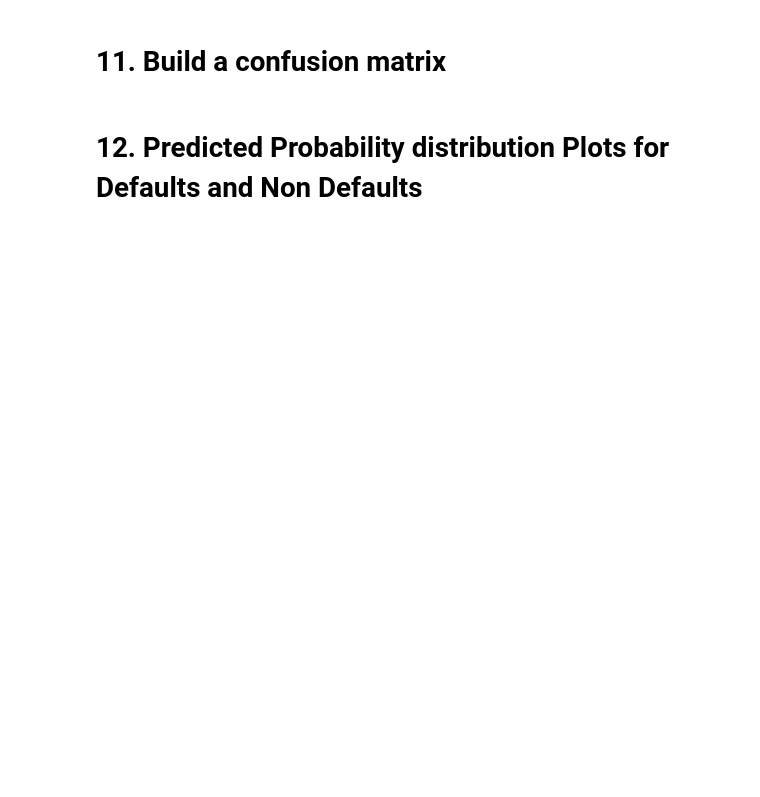
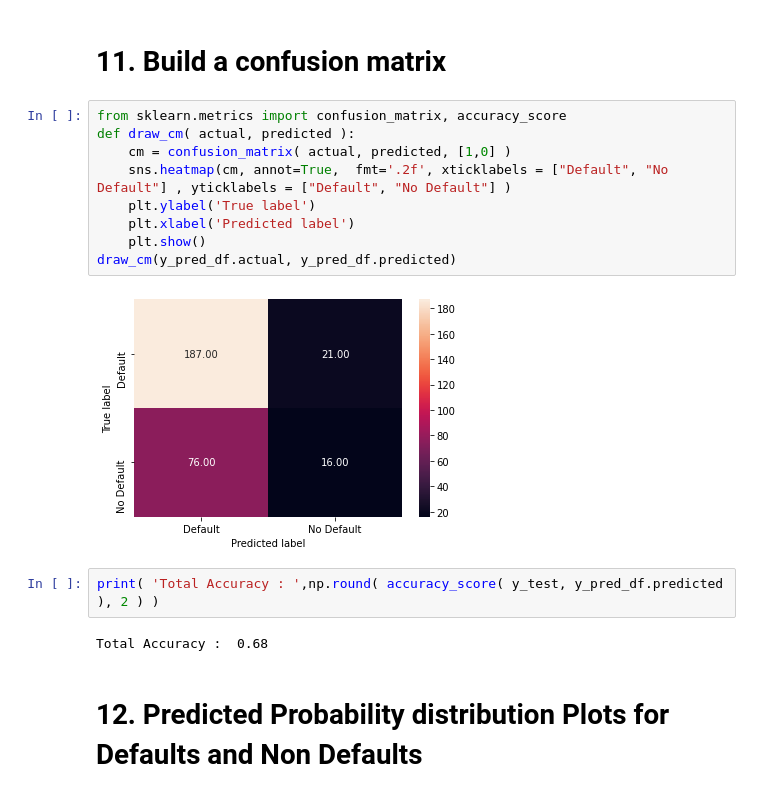
Before and after one commit to qthanglee/UTA, a Jupyter notebook: practices/LogisticRegression/GermanCredit/main.ipynb, the cells around one changed output. Saved outputs shown, nothing was run; the diff lists cells and outputs as text; blank space fills up the shorter version.

Commit message:
Added ConfusionMatrix and draw prop

```diff
--- a/practices/LogisticRegression/GermanCredit/main.ipynb
+++ b/practices/LogisticRegression/GermanCredit/main.ipynb
@@ -163,4 +163,19 @@ y_pred_df[0:5]
 # %% [markdown]
 # 11. Build a confusion matrix
+# %%
+from sklearn.metrics import confusion_matrix, accuracy_score
+def draw_cm( actual, predicted ):
+    cm = confusion_matrix( actual, predicted, [1,0] )
+    sns.heatmap(cm, annot=True,  fmt='.2f', xticklabels = ["Default", "No Default"] , yticklabels = ["Default", "No Default"] )
+    plt.ylabel('True label')
+    plt.xlabel('Predicted label')
+    plt.show()
+draw_cm(y_pred_df.actual, y_pred_df.predicted)
+# %% [output]
+[figure, added]
+# %%
+print( 'Total Accuracy : ',np.round( accuracy_score( y_test, y_pred_df.predicted ), 2 ) )
+# %% [output]
+Total Accuracy :  0.68
 # %% [markdown]
 # 12.  Predicted Probability distribution Plots for Defaults and Non Defaults
```
Also changed, not shown: parts of 2 cells of this notebook.
